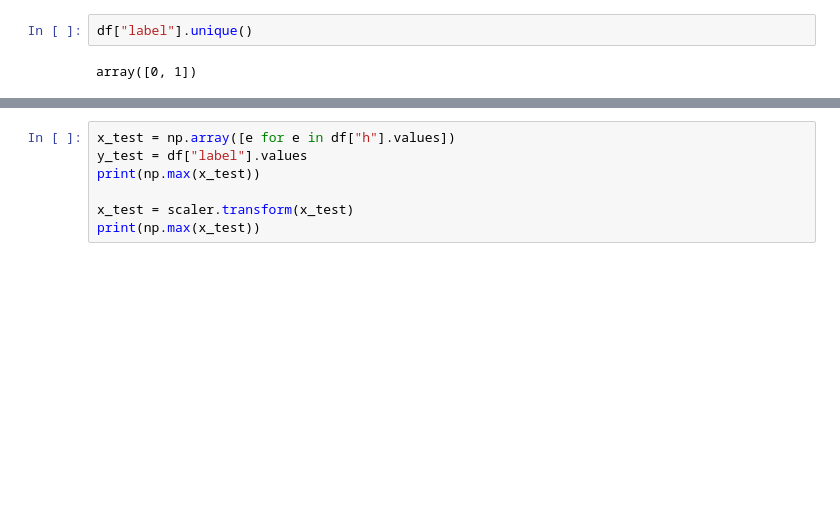
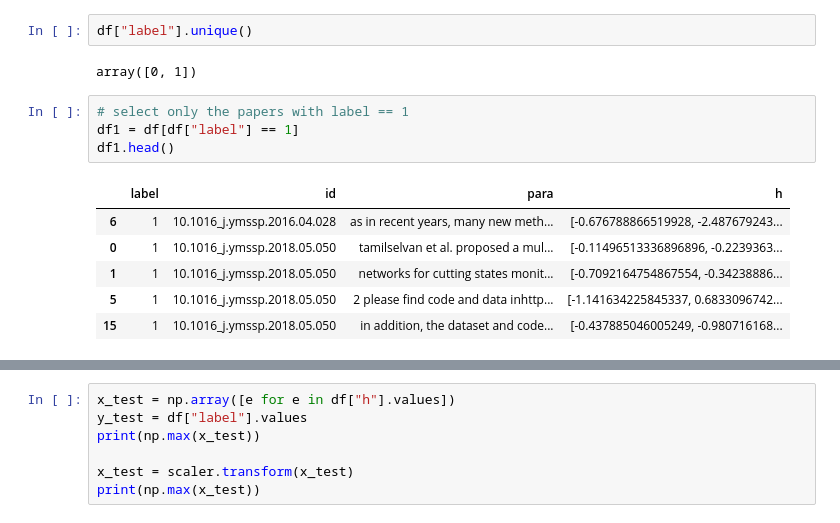
Before and after one commit to tvhahn/arxiv-code-search, a Jupyter notebook: notebooks/scratch/classical_model_load_test.ipynb, the cells around one changed output, grey strips where cells are left out. Saved outputs shown, nothing was run; the diff lists cells and outputs as text; blank space fills up the shorter version.

Commit message:
Update labels

```diff
--- a/notebooks/scratch/classical_model_load_test.ipynb
+++ b/notebooks/scratch/classical_model_load_test.ipynb
@@ -65,3 +62,14 @@ df.head()
 df["label"].unique()
 # %% [output]
 array([0, 1])
+# %%
+# select only the papers with label == 1
+df1 = df[df["label"] == 1]
+df1.head()
+# %% [output]
+|  | label | id | para | h |
+| 6 | 1 | 10.1016_j.ymssp.2016.04.028 | as in recent years, many new meth... | [-0.676788866519928, -2.487679243... |
+| 0 | 1 | 10.1016_j.ymssp.2018.05.050 | tamilselvan et al. proposed a mul... | [-0.11496513336896896, -0.2239363... |
+| 1 | 1 | 10.1016_j.ymssp.2018.05.050 | networks for cutting states monit... | [-0.7092164754867554, -0.34238886... |
+| 5 | 1 | 10.1016_j.ymssp.2018.05.050 | 2 please ﬁnd code and data inhttp... | [-1.141634225845337, 0.6833096742... |
+| 15 | 1 | 10.1016_j.ymssp.2018.05.050 | in addition, the dataset and code... | [-0.437885046005249, -0.980716168... |
```
Also changed, not shown: parts of 4 cells of this notebook, 2 other files.
